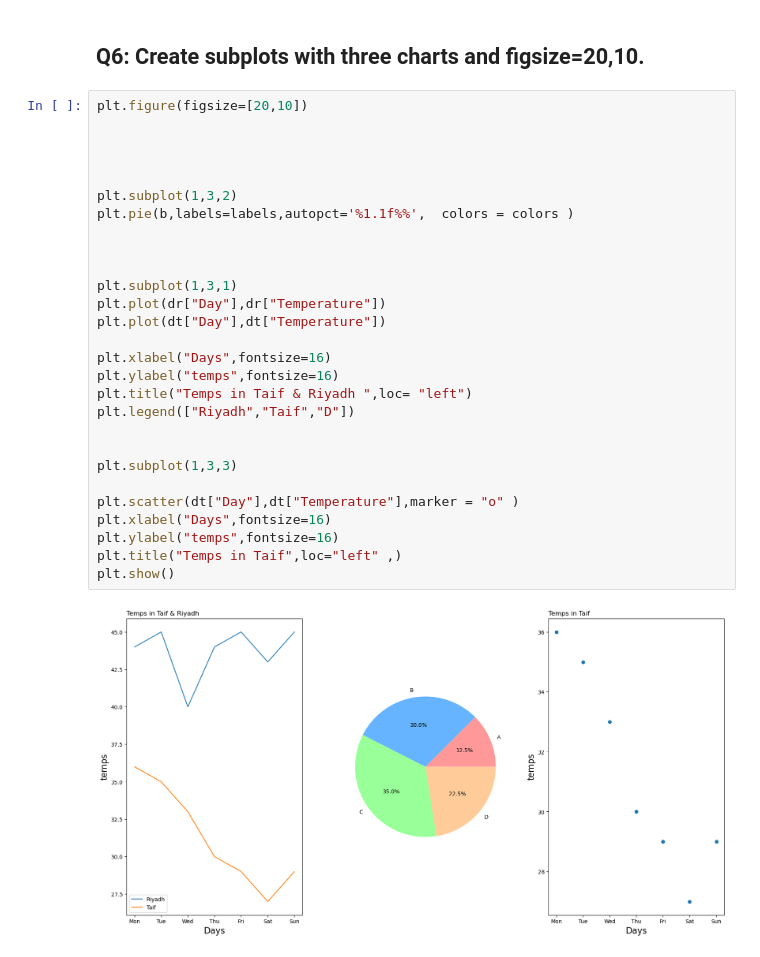
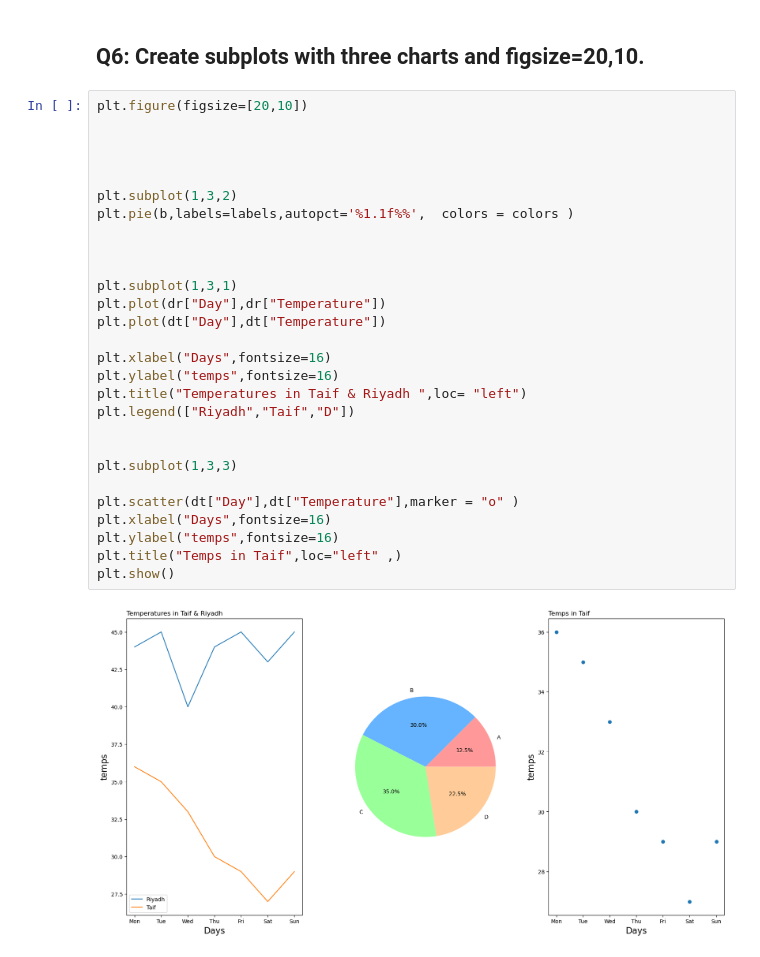
Before and after one commit to Tuwaiq-Data-Science-Bootcamp-V4/Matplotlib-Lab1, a Jupyter notebook: Matplotlib_Assignment1.ipynb, the cells around one changed output. Cells and saved outputs as stored; diff of their text form.

```diff
--- a/Matplotlib_Assignment1.ipynb
+++ b/Matplotlib_Assignment1.ipynb
@@ -81,30 +81,30 @@ plt.show()
 # %%
 plt.figure(figsize=[20,10])
 
 
 
 
 plt.subplot(1,3,2)
 plt.pie(b,labels=labels,autopct='%1.1f%%',  colors = colors )
 
 
 
 plt.subplot(1,3,1)
 plt.plot(dr["Day"],dr["Temperature"])
 plt.plot(dt["Day"],dt["Temperature"])
 
 plt.xlabel("Days",fontsize=16)
 plt.ylabel("temps",fontsize=16)
-plt.title("Temps in Taif & Riyadh ",loc= "left")
+plt.title("Temperatures in Taif & Riyadh ",loc= "left")
 plt.legend(["Riyadh","Taif","D"])
 
 
 plt.subplot(1,3,3)
 
 plt.scatter(dt["Day"],dt["Temperature"],marker = "o" )
 plt.xlabel("Days",fontsize=16)
 plt.ylabel("temps",fontsize=16)
 plt.title("Temps in Taif",loc="left" ,)
 plt.show()
 # %% [output]
-[figure, old version]
+[figure, new version]
```
Also changed, not shown: parts of 4 cells of this notebook.
